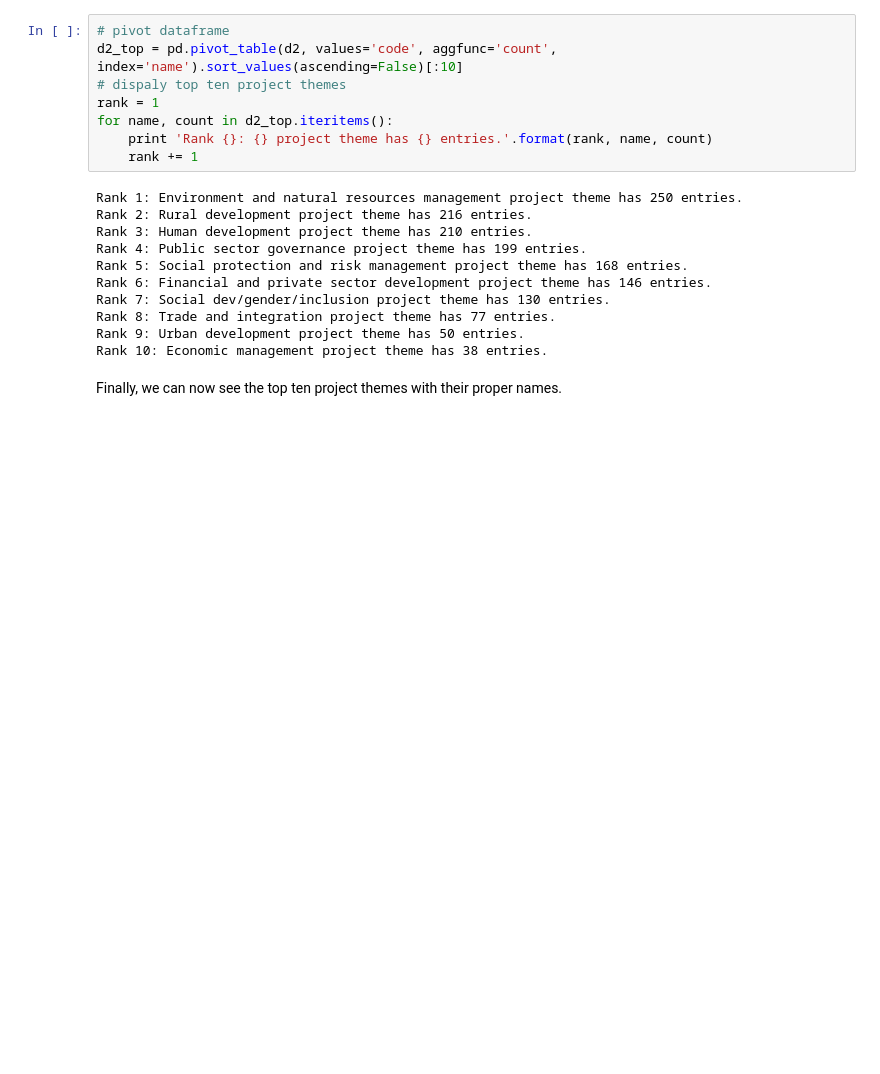
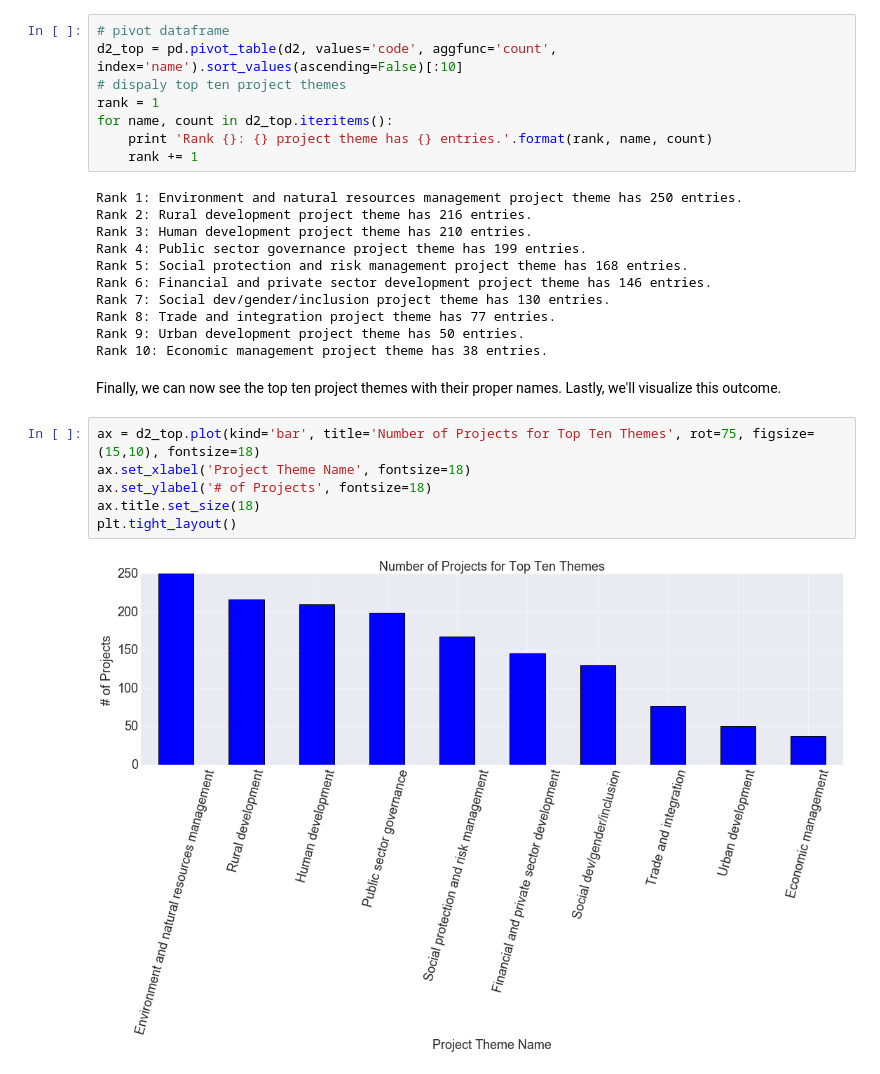
Before and after one commit to keshavkrishnagangwar/springboard_data_science, a Jupyter notebook: json_project/json_exercise.ipynb, the cells around one changed output. Cells and saved outputs as stored; diff of their text form; blank space fills up the shorter version.

```diff
--- a/json_project/json_exercise.ipynb
+++ b/json_project/json_exercise.ipynb
@@ -283,4 +280,12 @@ Rank 8: Trade and integration project theme has 77 entries.
 Rank 9: Urban development project theme has 50 entries.
 Rank 10: Economic management project theme has 38 entries.
 # %% [markdown]
-Finally, we can now see the top ten project themes with their proper names.
+Finally, we can now see the top ten project themes with their proper names. Lastly, we'll visualize this outcome.
+# %%
+ax = d2_top.plot(kind='bar', title='Number of Projects for Top Ten Themes', rot=75, figsize=(15,10), fontsize=18)
+ax.set_xlabel('Project Theme Name', fontsize=18)
+ax.set_ylabel('# of Projects', fontsize=18)
+ax.title.set_size(18)
+plt.tight_layout()
+# %% [output]
+[figure, added]
```
Also changed, not shown: parts of 8 cells of this notebook.
